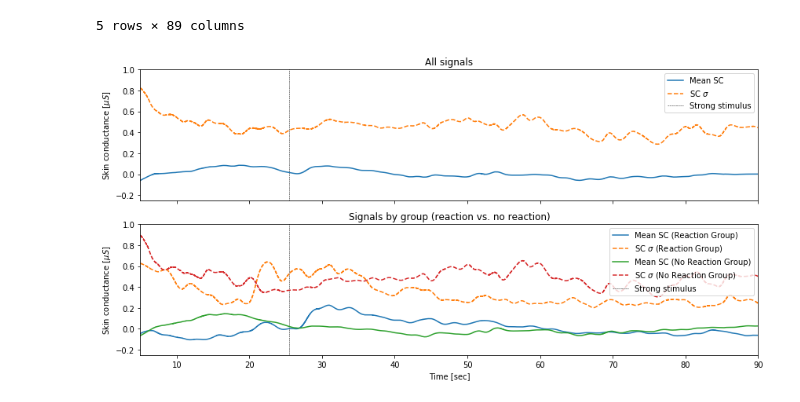
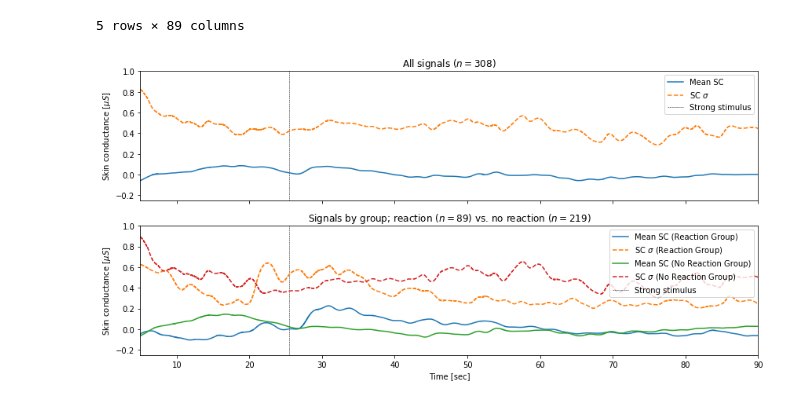
Before and after one commit to brennon/eim-analysis, a Jupyter notebook: Hallelujah_Effect/miscellaneous/aggregate-sc-signals/aggregate-sc-signals-dust.ipynb, the cells around one changed output. Drawn from its saved outputs; the diff is of its cells as text; code cells hidden in the pictures.

```diff
--- a/Hallelujah_Effect/miscellaneous/aggregate-sc-signals/aggregate-sc-signals-dust.ipynb
+++ b/Hallelujah_Effect/miscellaneous/aggregate-sc-signals/aggregate-sc-signals-dust.ipynb
@@ -115,33 +115,33 @@ eda_no_reaction_df = eda_no_reaction_df.interpolate(method='nearest')
 fix, ax = plt.subplots(2, 1, sharex=True, sharey=True, figsize=(12,6))
 
 all_signals_df = pd.concat([eda_reaction_df, eda_no_reaction_df], axis=1)
 all_signals_df = all_signals_df.interpolate(method='nearest')
 
 ax[0].plot(all_signals_df.index, all_signals_df.mean(axis=1), label='Mean SC')
 ax[0].plot(all_signals_df.index, all_signals_df.std(axis=1), '--', label=r'SC $\sigma$')
 ax[0].vlines([25.459], -10, 10, linestyles=['--'], lw=0.5, label='Strong stimulus')
 ax[0].set_ylabel(r'Skin conductance [$\mu S$]')
-ax[0].set_title('All signals')
+ax[0].set_title(r'All signals ($n={}$)'.format(len(eda_reaction_dfs) + len(eda_no_reaction_dfs)))
 ax[0].legend()
 
 ax[1].plot(eda_reaction_df.index, eda_reaction_df.mean(axis=1), label='Mean SC (Reaction Group)')
 ax[1].plot(eda_reaction_df.index, eda_reaction_df.std(axis=1),
            '--', label=r'SC $\sigma$ (Reaction Group)')
 ax[1].plot(eda_no_reaction_df.index, eda_no_reaction_df.mean(axis=1), label='Mean SC (No Reaction Group)')
 ax[1].plot(eda_no_reaction_df.index, eda_no_reaction_df.std(axis=1),
            '--', label=r'SC $\sigma$ (No Reaction Group)')
 ax[1].vlines([25.459], -10, 10, linestyles=['--'], lw=0.5, label='Strong stimulus')
 ax[1].set_xlabel('Time [sec]')
 ax[1].set_ylabel(r'Skin conductance [$\mu S$]')
-ax[1].set_title('Signals by group (reaction vs. no reaction)')
+ax[1].set_title('Signals by group; reaction ($n={}$) vs. no reaction ($n={}$)'.format(len(eda_reaction_dfs), len(eda_no_reaction_dfs)))
 ax[1].legend()
 
 plt.xlim([5,90])
 plt.ylim([-0.25, 1.])
 
 # plt.suptitle('Skin Conductance Signals for Jeff Buckley\'s "Hallelujah"', y=1.025)
 
 plt.tight_layout()
 plt.savefig('hallelujah_reaction_into_dust_signals.pdf')
 # %% [output]
-[figure, old version]
+[figure, new version]
```
Also changed, not shown: 12 other files.
